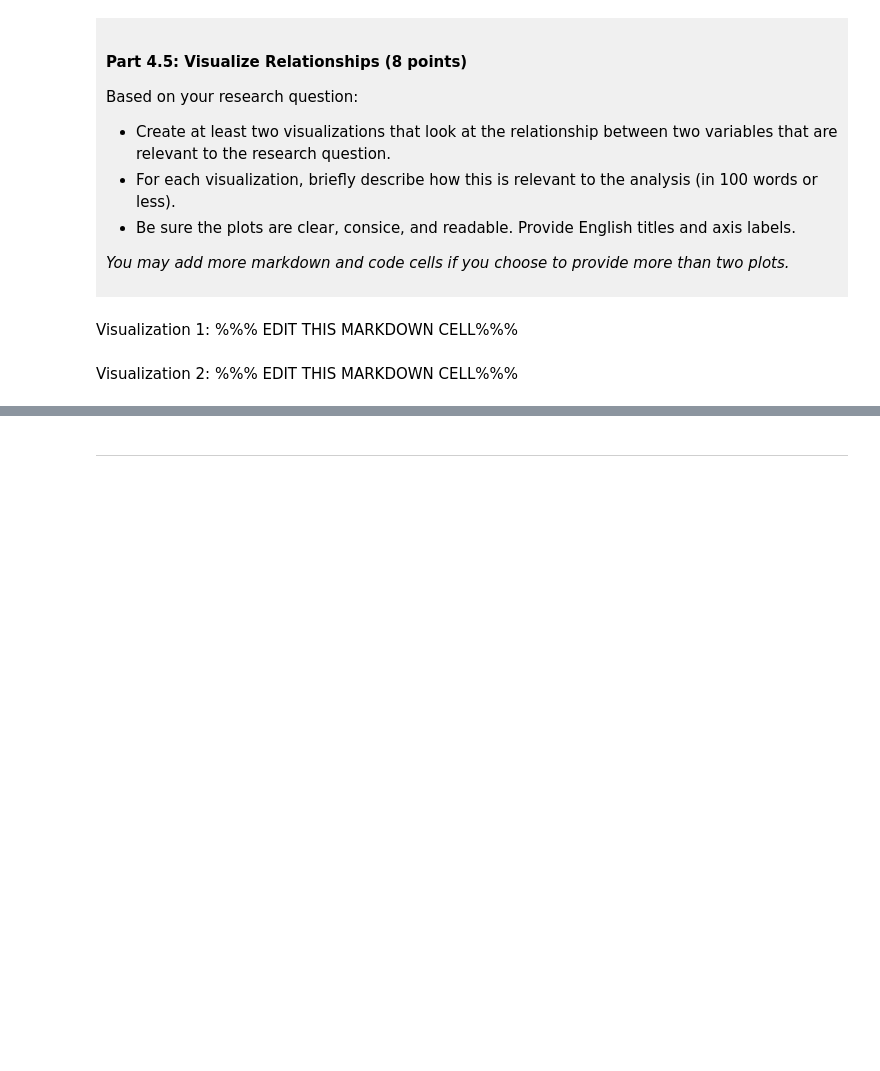
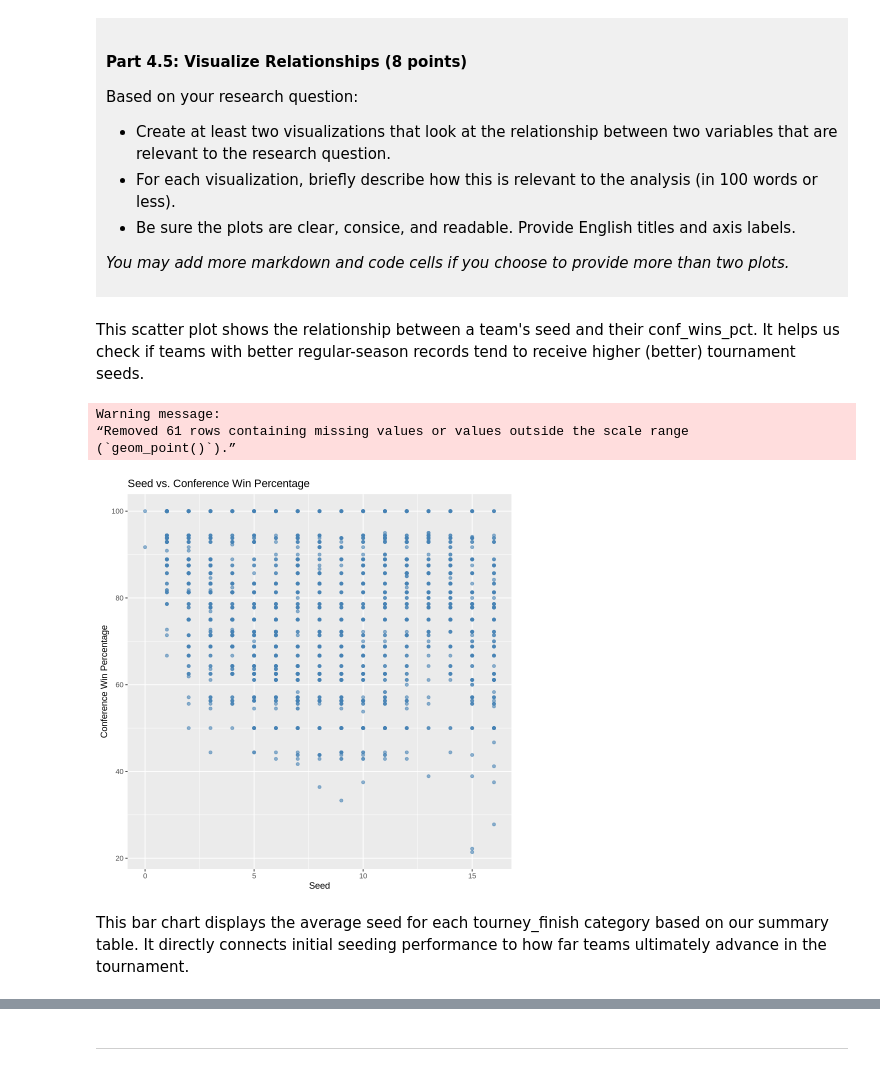
Before and after one commit to wangsile124-dev/dsci-100-project-chloe-, a Jupyter notebook: dsci-100-project-notebook.ipynb, the cells around one changed output, grey strips where cells are left out. Cells and saved outputs as stored; diff of their text form; code cells hidden in the pictures; blank space fills up the shorter version.

Commit message:
checkpoint c draft

```diff
--- a/dsci-100-project-notebook.ipynb
+++ b/dsci-100-project-notebook.ipynb
@@ -273,9 +362,21 @@ Based on your research question:
 *You may add more markdown and code cells if you choose to provide more than two plots.*
 </div>
 # %% [markdown]
-Visualization 1: %%% EDIT THIS MARKDOWN CELL%%%
+This scatter plot shows the relationship between a team's seed and their conf_wins_pct. It helps us check if teams with better regular-season records tend to receive higher (better) tournament seeds.
 # %%
-### EDIT THIS CODE CELL FOR VISUALIZATION 1###
+plot1 <- tidied_womens_data |>
+  ggplot(aes(x = seed, y = conf_wins_pct)) +
+  geom_point(color = "steelblue", alpha = 0.6) +
+  labs(
+    title = "Seed vs. Conference Win Percentage",
+    x = "Seed",
+    y = "Conference Win Percentage")
+plot1
+# %% [output]
+Warning message:
+“Removed 61 rows containing missing values or values outside the scale range
+(`geom_point()`).”
+[figure, added]
 # %% [markdown]
-Visualization 2: %%% EDIT THIS MARKDOWN CELL%%%
+This bar chart displays the average seed for each tourney_finish category based on our summary table. It directly connects initial seeding performance to how far teams ultimately advance in the tournament.
 # %%
```
Also changed, not shown: parts of 11 cells of this notebook.
